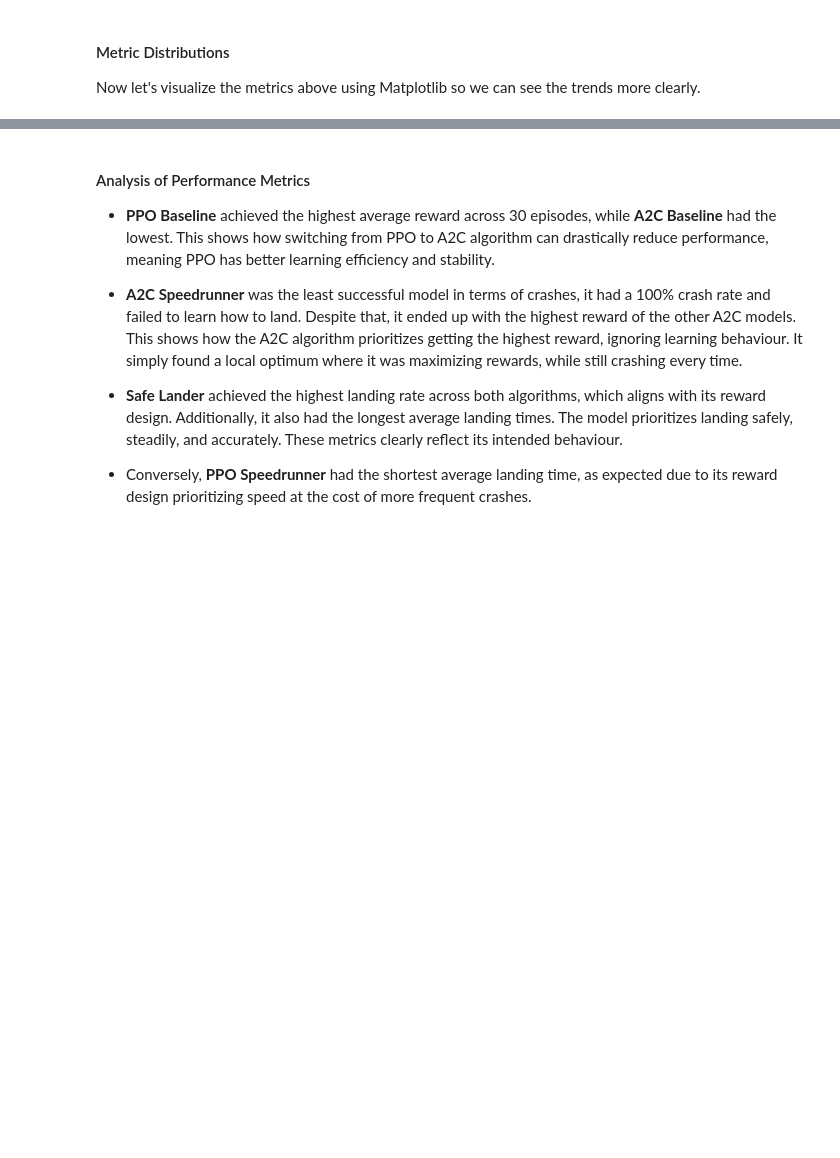
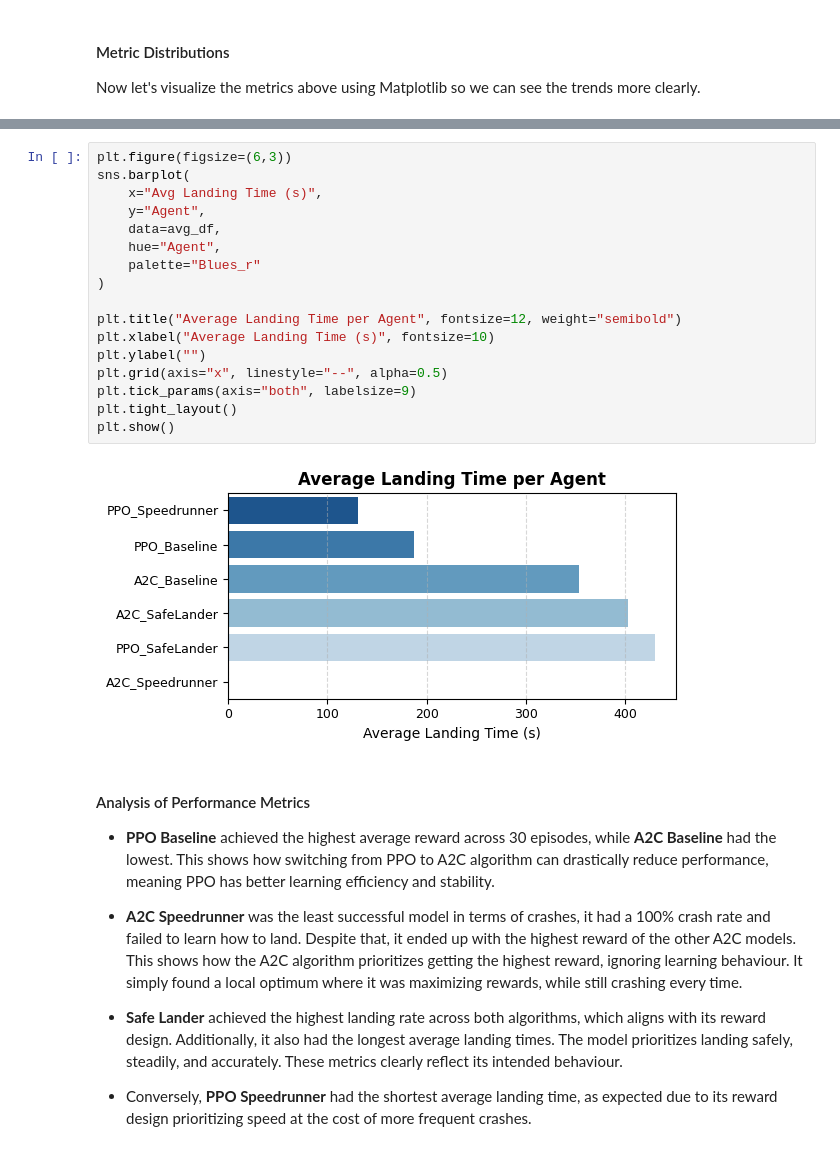
Before and after one commit to ayaanyousaf/drl-test-framework, a Jupyter notebook: notebooks/lunar_lander_results.ipynb, the cells around one changed output, grey strips where cells are left out. Cells and saved outputs as stored; diff of their text form; blank space fills up the shorter version.

```diff
--- a/notebooks/lunar_lander_results.ipynb
+++ b/notebooks/lunar_lander_results.ipynb
@@ -195,3 +223,22 @@ plt.show()
+# %%
+plt.figure(figsize=(6,3))
+sns.barplot(
+    x="Avg Landing Time (s)",
+    y="Agent",
+    data=avg_df,
+    hue="Agent",
+    palette="Blues_r"
+)
+
+plt.title("Average Landing Time per Agent", fontsize=12, weight="semibold")
+plt.xlabel("Average Landing Time (s)", fontsize=10)
+plt.ylabel("")
+plt.grid(axis="x", linestyle="--", alpha=0.5)
+plt.tick_params(axis="both", labelsize=9)
+plt.tight_layout()
+plt.show()
+# %% [output]
+[figure, added]
 # %% [markdown]
 #### Analysis of Performance Metrics
 - **PPO Baseline** achieved the highest average reward across 30 episodes, while **A2C Baseline** had the lowest. This shows how switching from PPO to A2C algorithm can drastically reduce performance, meaning PPO has better learning efficiency and stability.
```
Also changed, not shown: parts of 7 cells of this notebook, 2 other files.
